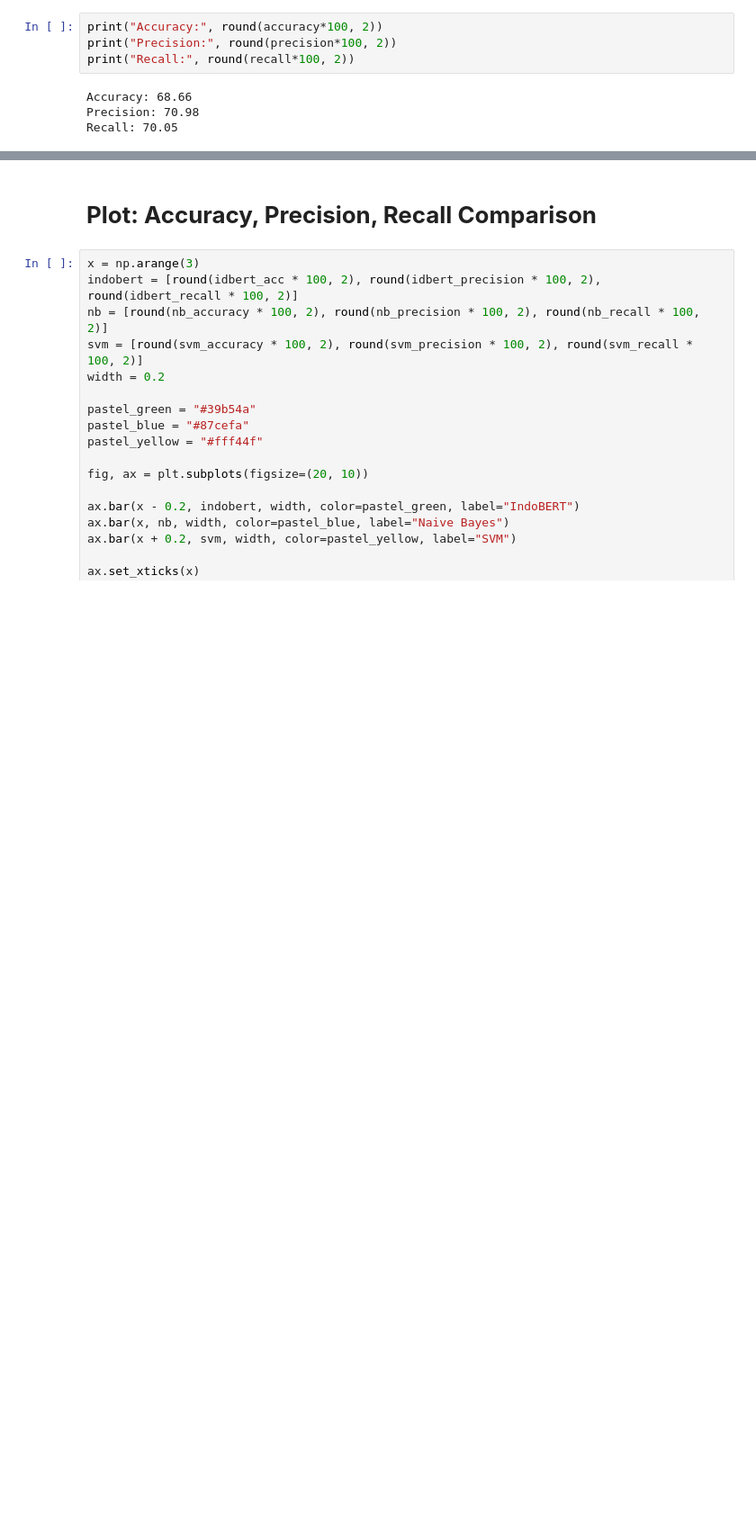
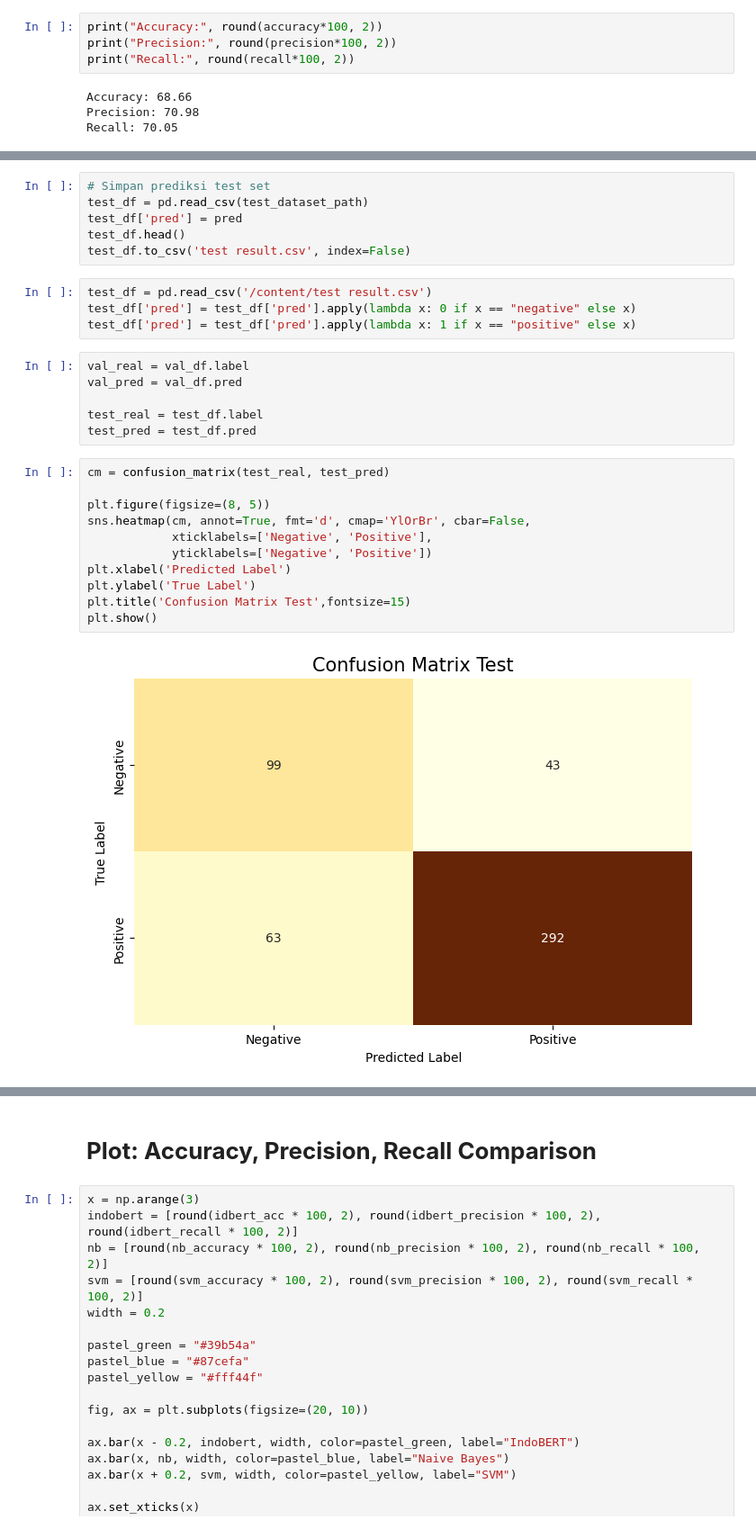
Before and after one commit to kyunghochan/data-scrap-clean-model, a Jupyter notebook: data modelling/(Fix)_Data_Modelling.ipynb, the cells around one changed output, grey strips where cells are left out. Shown at 90% size. Saved outputs shown, nothing was run; the diff lists cells and outputs as text; blank space fills up the shorter version.

```diff
--- a/data modelling/(Fix)_Data_Modelling.ipynb
+++ b/data modelling/(Fix)_Data_Modelling.ipynb
@@ -1183,0 +1479,29 @@ Recall: 70.05
+# %%
+# Simpan prediksi test set
+test_df = pd.read_csv(test_dataset_path)
+test_df['pred'] = pred
+test_df.head()
+test_df.to_csv('test result.csv', index=False)
+# %%
+test_df = pd.read_csv('/content/test result.csv')
+test_df['pred'] = test_df['pred'].apply(lambda x: 0 if x == "negative" else x)
+test_df['pred'] = test_df['pred'].apply(lambda x: 1 if x == "positive" else x)
+# %%
+val_real = val_df.label
+val_pred = val_df.pred
+
+test_real = test_df.label
+test_pred = test_df.pred
+# %%
+cm = confusion_matrix(test_real, test_pred)
+
+plt.figure(figsize=(8, 5))
+sns.heatmap(cm, annot=True, fmt='d', cmap='YlOrBr', cbar=False,
+            xticklabels=['Negative', 'Positive'],
+            yticklabels=['Negative', 'Positive'])
+plt.xlabel('Predicted Label')
+plt.ylabel('True Label')
+plt.title('Confusion Matrix Test',fontsize=15)
+plt.show()
+# %% [output]
+[figure, added]
```
Also changed, not shown: parts of 39 cells of this notebook.
